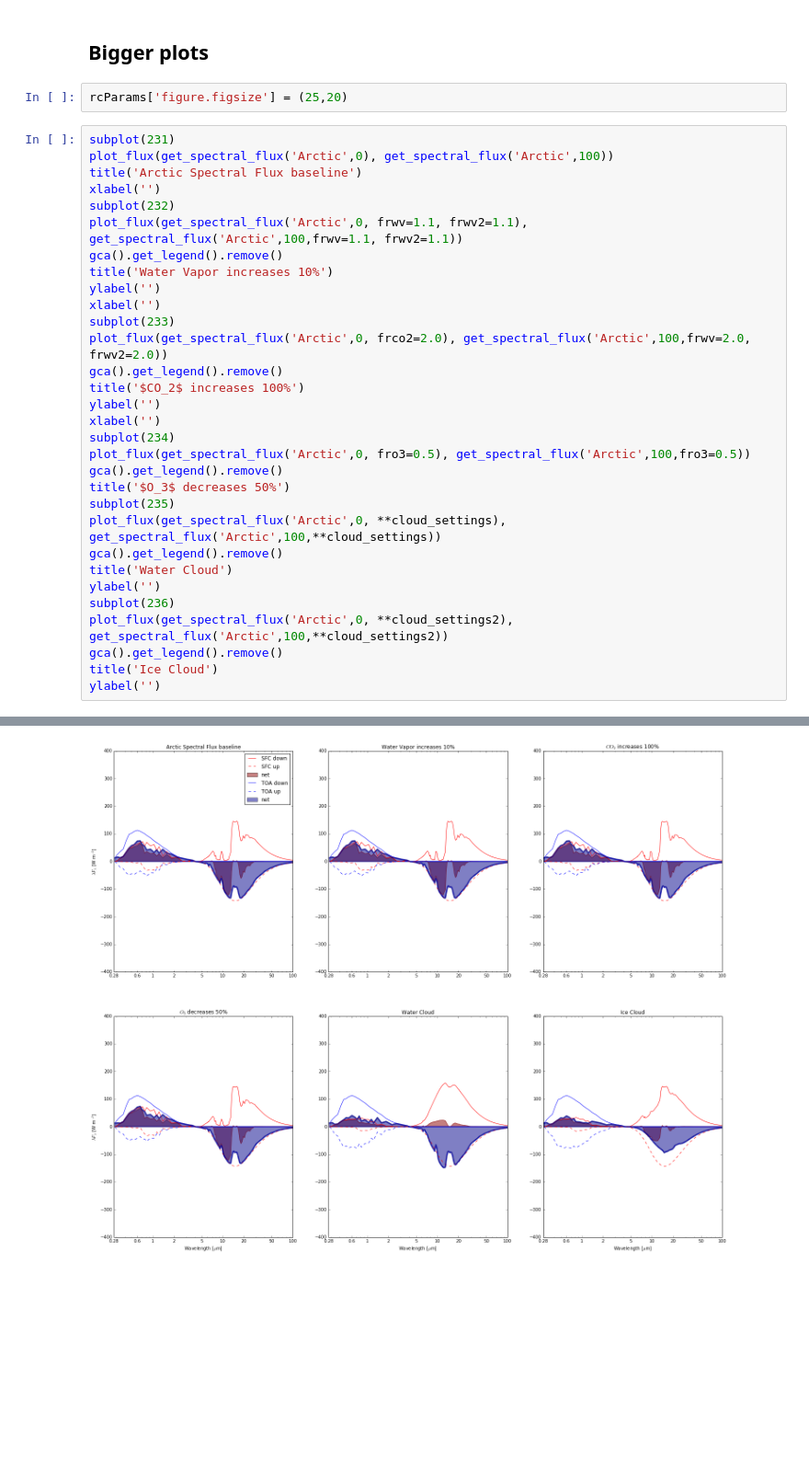
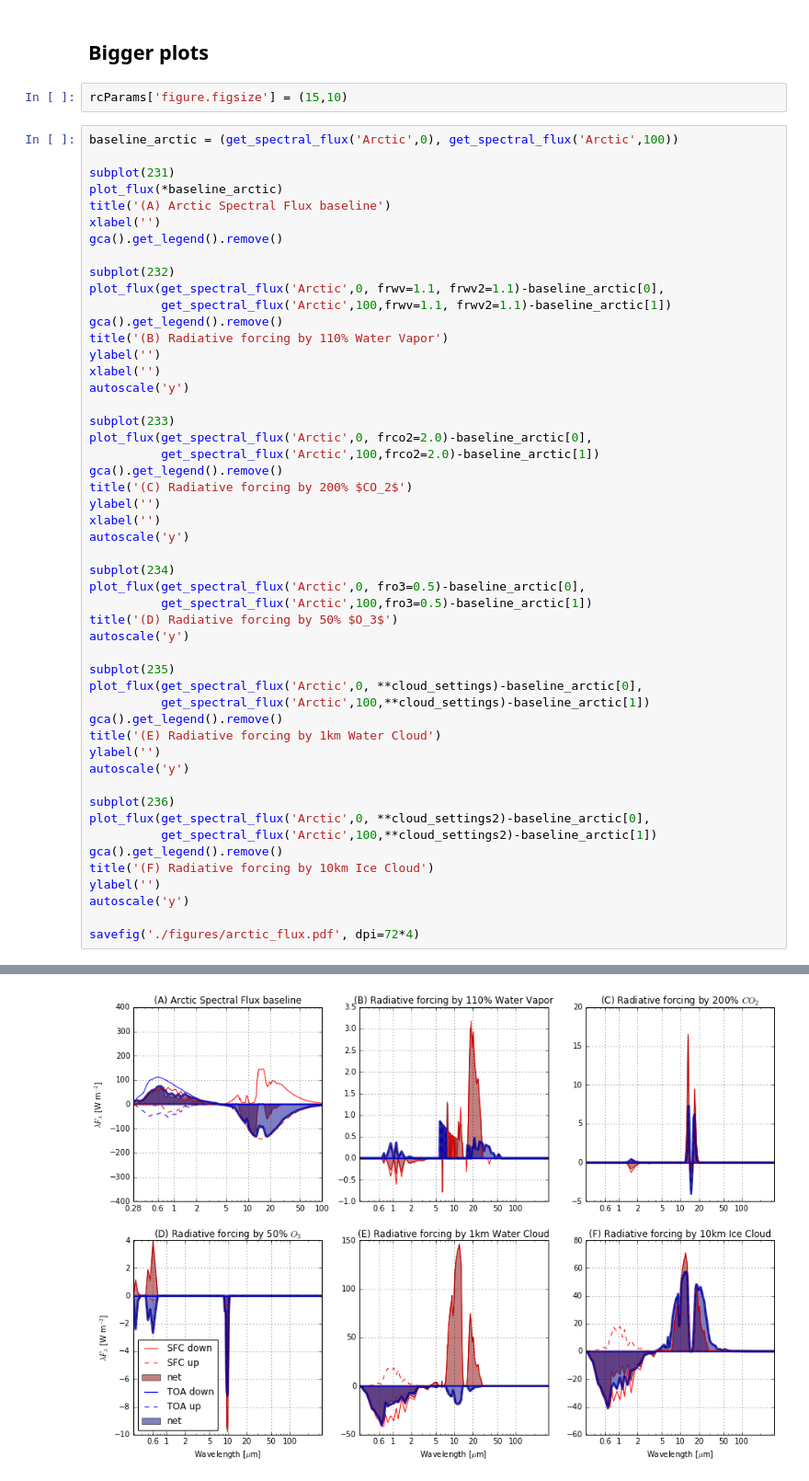
Before and after one commit to CodaP/streamer, a Jupyter notebook: Experiments.ipynb, the cells around one changed output, grey strips where cells are left out. Shown at 92% size. Cells and saved outputs as stored; diff of their text form; blank space fills up the shorter version.

```diff
--- a/Experiments.ipynb
+++ b/Experiments.ipynb
@@ -1052,36 +1052,55 @@ Here you can see the cloud heating by contributions in the NIR and Thermal IR ba
 # %% [markdown]
 ## Bigger plots
 # %%
-rcParams['figure.figsize'] = (25,20)
+rcParams['figure.figsize'] = (15,10)
 # %%
+baseline_arctic = (get_spectral_flux('Arctic',0), get_spectral_flux('Arctic',100))
+
 subplot(231)
-plot_flux(get_spectral_flux('Arctic',0), get_spectral_flux('Arctic',100))
-title('Arctic Spectral Flux baseline')
+plot_flux(*baseline_arctic)
+title('(A) Arctic Spectral Flux baseline')
 xlabel('')
+gca().get_legend().remove()
+
 subplot(232)
-plot_flux(get_spectral_flux('Arctic',0, frwv=1.1, frwv2=1.1), get_spectral_flux('Arctic',100,frwv=1.1, frwv2=1.1))
+plot_flux(get_spectral_flux('Arctic',0, frwv=1.1, frwv2=1.1)-baseline_arctic[0],
+          get_spectral_flux('Arctic',100,frwv=1.1, frwv2=1.1)-baseline_arctic[1])
 gca().get_legend().remove()
-title('Water Vapor increases 10%')
+title('(B) Radiative forcing by 110% Water Vapor')
 ylabel('')
 xlabel('')
+autoscale('y')
+
 subplot(233)
-plot_flux(get_spectral_flux('Arctic',0, frco2=2.0), get_spectral_flux('Arctic',100,frwv=2.0, frwv2=2.0))
+plot_flux(get_spectral_flux('Arctic',0, frco2=2.0)-baseline_arctic[0],
+          get_spectral_flux('Arctic',100,frco2=2.0)-baseline_arctic[1])
 gca().get_legend().remove()
-title('$CO_2$ increases 100%')
+title('(C) Radiative forcing by 200% $CO_2$')
 ylabel('')
 xlabel('')
+autoscale('y')
+
 subplot(234)
-plot_flux(get_spectral_flux('Arctic',0, fro3=0.5), get_spectral_flux('Arctic',100,fro3=0.5))
+plot_flux(get_spectral_flux('Arctic',0, fro3=0.5)-baseline_arctic[0],
+          get_spectral_flux('Arctic',100,fro3=0.5)-baseline_arctic[1])
+title('(D) Radiative forcing by 50% $O_3$')
+autoscale('y')
+
+subplot(235)
+plot_flux(get_spectral_flux('Arctic',0, **cloud_settings)-baseline_arctic[0],
+          get_spectral_flux('Arctic',100,**cloud_settings)-baseline_arctic[1])
 gca().get_legend().remove()
-title('$O_3$ decreases 50%')
-subplot(235)
-plot_flux(get_spectral_flux('Arctic',0, **cloud_settings), get_spectral_flux('Arctic',100,**cloud_settings))
+title('(E) Radiative forcing by 1km Water Cloud')
+ylabel('')
+autoscale('y')
+
+subplot(236)
+plot_flux(get_spectral_flux('Arctic',0, **cloud_settings2)-baseline_arctic[0],
+          get_spectral_flux('Arctic',100,**cloud_settings2)-baseline_arctic[1])
 gca().get_legend().remove()
-title('Water Cloud')
+title('(F) Radiative forcing by 10km Ice Cloud')
 ylabel('')
-subplot(236)
-plot_flux(get_spectral_flux('Arctic',0, **cloud_settings2), get_spectral_flux('Arctic',100,**cloud_settings2))
-gca().get_legend().remove()
-title('Ice Cloud')
-ylabel('')
+autoscale('y')
+
+savefig('./figures/arctic_flux.pdf', dpi=72*4)
 # %% [output]
@@ -1089,2 +1107,2 @@ ylabel('')
-[figure, old version]
+[figure, new version]
 # %%
```
Also changed, not shown: parts of 8 cells of this notebook, 4 other files.
